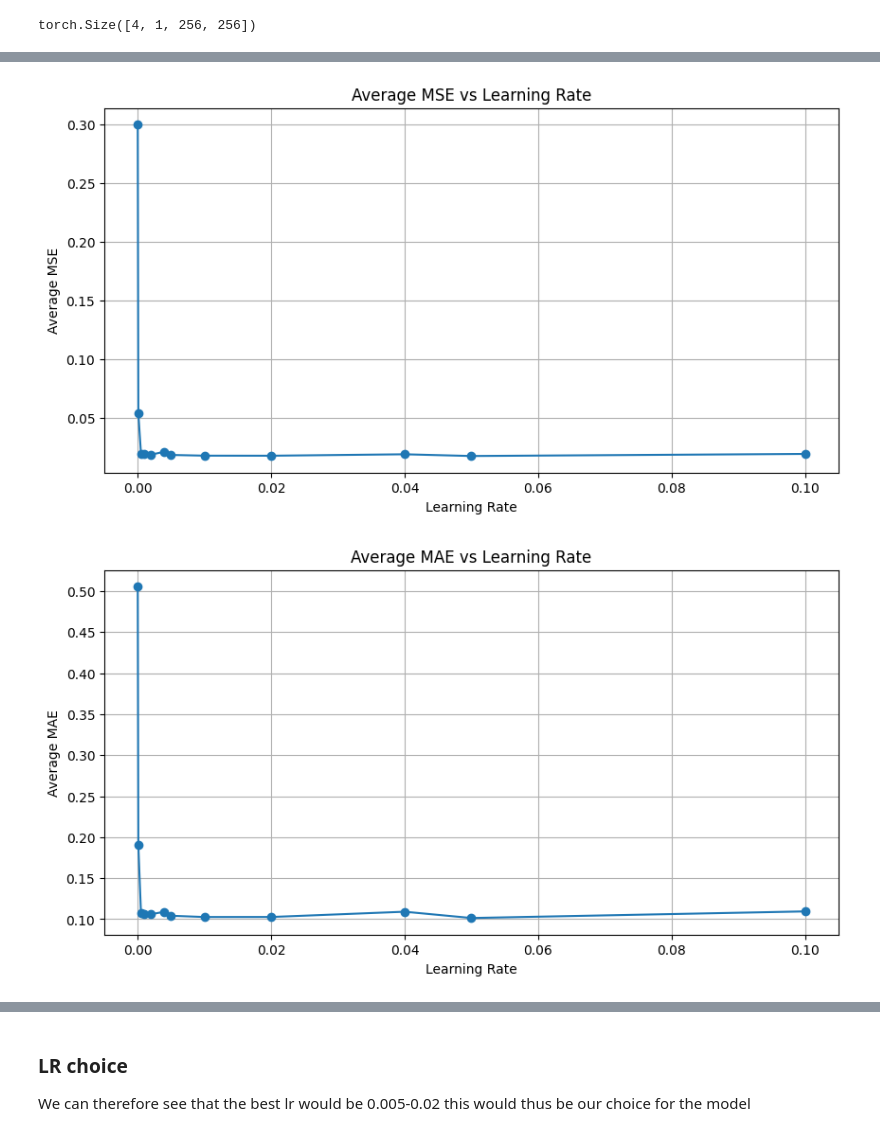
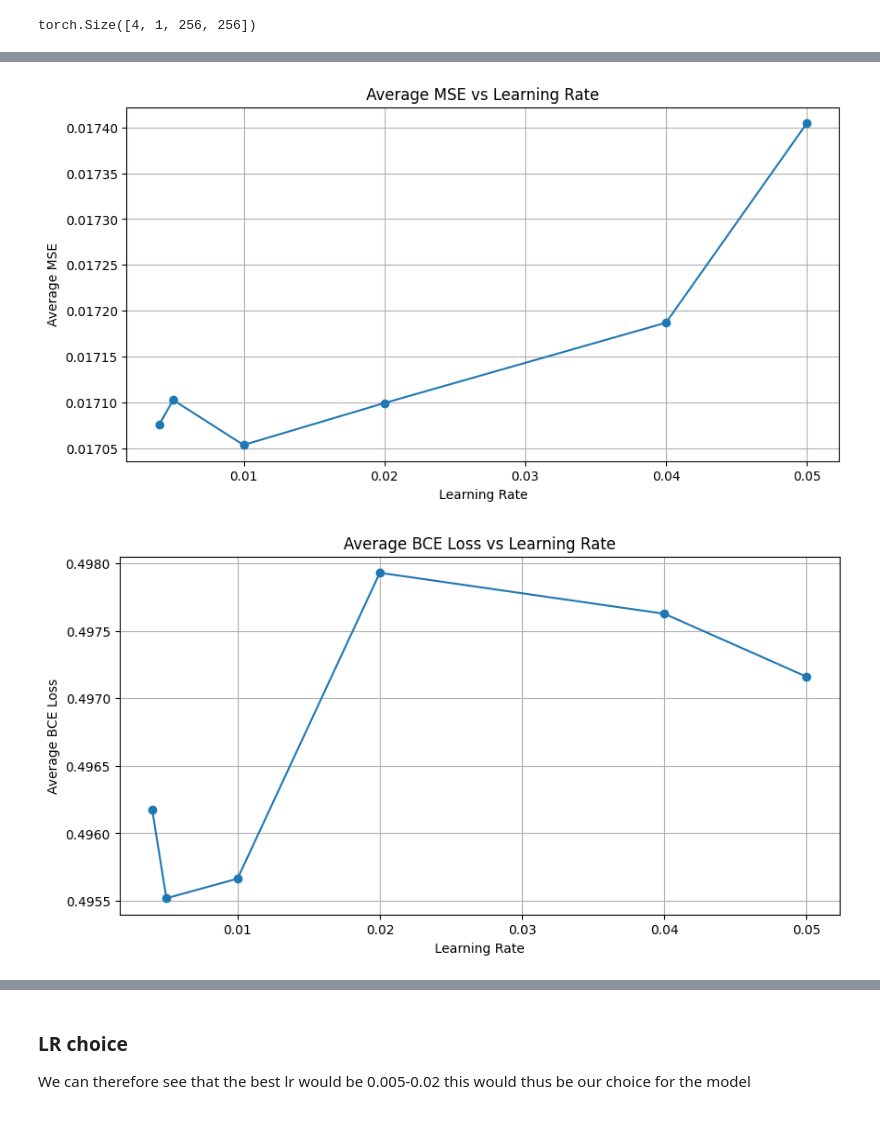
Before and after one commit to CHCICH/MaqamDiffusion, a Jupyter notebook: src/testing/data_dimension_test.ipynb, the cells around one changed output, grey strips where cells are left out. Saved outputs shown, nothing was run; the diff lists cells and outputs as text; code cells hidden in the pictures.

Commit message:
fixed data processing and trained the model

```diff
--- a/src/testing/data_dimension_test.ipynb
+++ b/src/testing/data_dimension_test.ipynb
@@ -11,10 +11,9 @@ data_dummy.shape
 GPU: NVIDIA GeForce RTX 4090
 torch.Size([4, 1, 256, 256])
 # %%
-data_tensor = torch.load("../../json_data/dataset.pt", map_location=device)
+data_tensor = torch.load("../../json_data/dataset_updated.pt", map_location=device)
 data_tensor = [t.flatten() for t in data_tensor]
-data_tensor = [t for t in data_tensor if t.numel() == 768000]
-data_tensor = [t.reshape((128,6000)) for t in data_tensor]
+data_tensor = [t.reshape((128,1000)) for t in data_tensor]
 data_tensor = torch.stack(data_tensor)
 data_tensor.shape
 # %% [output]
@@ -24,15 +23,15 @@ from models.Data_Load import DataLoader_AutoEncoder, Dataset_
 
 dataset = Dataset_(data_tensor,normalize=True)
 
-train_size = 80
+train_size = 1300
 test_size = len(dataset) - train_size
 gen = torch.Generator(device=device)
 train_dataset, test_dataset = torch.utils.data.random_split(
     dataset, [train_size, test_size], generator=gen
 )
 
-dataLoader = DataLoader_AutoEncoder(train_dataset, batch_size=10, shuffle=True)
-dataLoader_test = DataLoader_AutoEncoder(test_dataset, batch_size=10, shuffle=False)
+dataLoader = DataLoader_AutoEncoder(train_dataset, batch_size=30, shuffle=True)
+dataLoader_test = DataLoader_AutoEncoder(test_dataset, batch_size=30, shuffle=False)
 # %%
 from models.Autencoder import AutoEncoder
 
@@ -137,16 +150,21 @@ def train(epoch, lr_rate,dataLoader):
         print(f"Epoch [{epoch+1}/{num_epochs}], Loss: {loss.item():.4f}")
     return latent_model, Loss_fn, optimizer, num_epochs
 # %%
-lr_rate_list = [1e-5,1e-4,5e-4,1e-3,2e-3,4e-3,5e-3,1e-2,2e-2,4e-2,5e-2,1e-1]
+lr_rate_list = [4e-3,5e-3,1e-2,2e-2,4e-2,5e-2]
+Loss_fn_list = ["MSE", "MAE", "BCE"]
+optimizer_list = ["Adam"]
 
-output_mse = []
-output_mae = []
-epoch = 300
+output_mse = {}
+output_mae = {}
+epoch = 200
 
 for lr_rate in lr_rate_list:
-    print(f"Training with learning rate: {lr_rate}")
-    latent_model, Loss_fn, optimizer, num_epochs = train(epoch, lr_rate, dataLoader)
-    avg_mse, avg_mae = test_model(latent_model, dataLoader_test, Loss_fn, optimizer, num_epochs)
-    output_mse.append(avg_mse)
-    output_mae.append(avg_mae)
+    for Loss_ in Loss_fn_list:
+        for optimizer_ in optimizer_list:
+            print(f"Training with learning rate: {lr_rate}, Loss Function: {Loss_}, Optimizer: {optimizer_}")
+            latent_model, Loss_fn, optimizer, num_epochs = train(epoch, lr_rate, dataLoader, Loss_, optimizer_  )
+            avg_loss, avg_mae = test_model(latent_model, dataLoader_test, Loss_fn, optimizer, num_epochs)
+            if f"{Loss_}_{optimizer_}" not in output_mse:
+                output_mse[f"{Loss_}_{optimizer_}"] = []
+            output_mse[f"{Loss_}_{optimizer_}"].append(avg_loss)
 # %% [output]
@@ -170,8 +188,8 @@ Epoch [300/300], Loss: 0.0188
 # %%
-plot_(lr_rate_list, output_mse, x_label='Learning Rate', y_label='Average MSE', title='Average MSE vs Learning Rate')
+plot_(lr_rate_list, output_mse["MSE_Adam"], x_label='Learning Rate', y_label='Average MSE', title='Average MSE vs Learning Rate')
 # %% [output]
-[figure, old version]
+[figure, new version]
 # %%
-plot_(lr_rate_list, output_mae, x_label='Learning Rate', y_label='Average MAE', title='Average MAE vs Learning Rate')
+plot_(lr_rate_list, output_mse["BCE_Adam"], x_label='Learning Rate', y_label='Average BCE Loss', title='Average BCE Loss vs Learning Rate')
 # %% [output]
-[figure, old version]
+[figure, new version]
```
Also changed, not shown: parts of 9 cells of this notebook, 5 other files.
